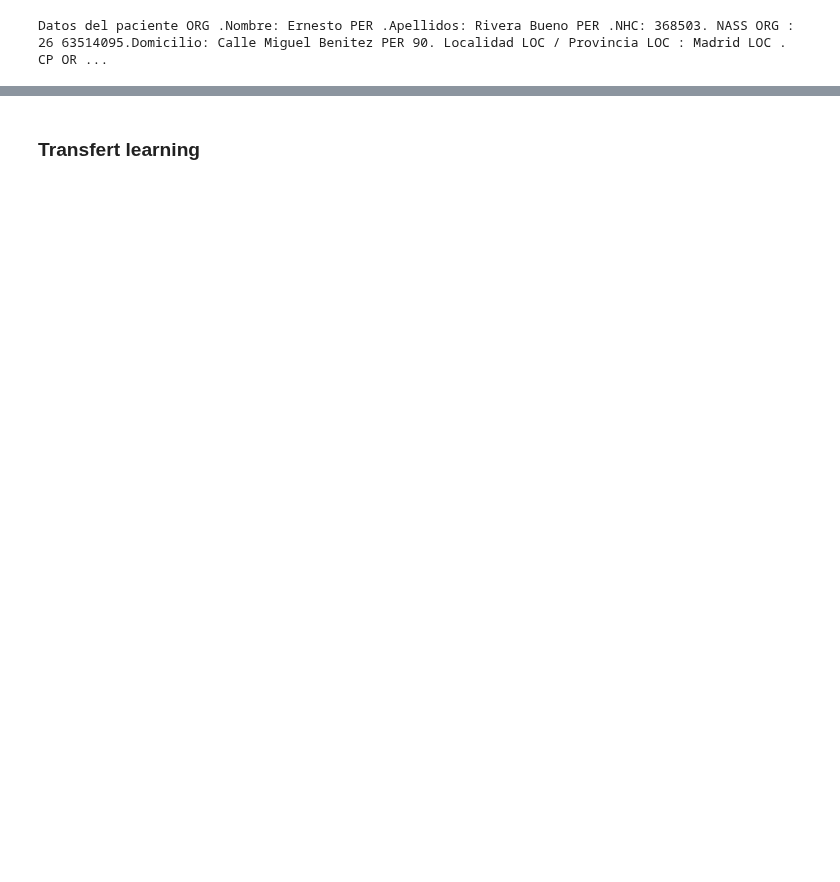
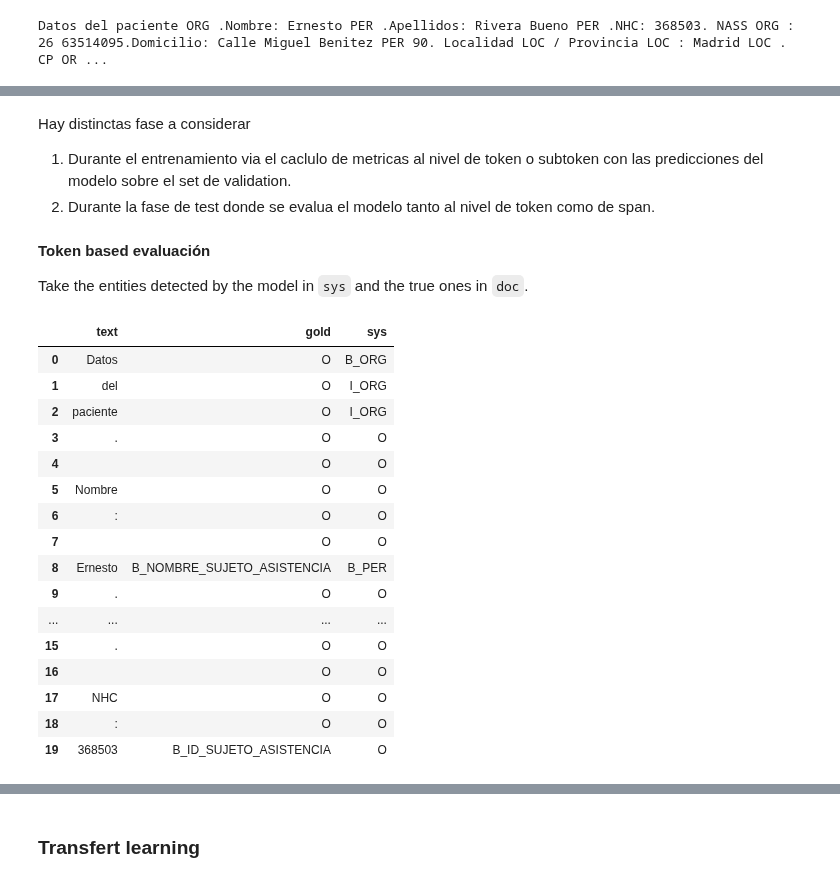
Before and after one commit to GuiGel/MedDocAn, a Jupyter notebook: presentation/presentation.ipynb, the cells around one changed output, grey strips where cells are left out. Drawn from its saved outputs; the diff is of its cells as text; code cells hidden in the pictures; blank space fills up the shorter version.

```diff
--- a/presentation/presentation.ipynb
+++ b/presentation/presentation.ipynb
@@ -528,0 +487,46 @@ Datos del paciente ORG .Nombre: Ernesto PER .Apellidos: Rivera Bueno PER .NHC: 3
+# %% [markdown]
+Hay distinctas fase a considerar
+
+1. Durante el entrenamiento via el caclulo de metricas al nivel de token o subtoken con las predicciones del modelo sobre el set de validation.
+2. Durante la fase de test donde se evalua el modelo tanto al nivel de token como de span.
+# %% [markdown]
+**Token based evaluación**
+
+Take the entities detected by the model in ``sys`` and the true ones in ``doc``.
+# %%
+def glue_iob_label(iob: str, label: str) -> str:
+    if len(label):
+        return f"{iob}_{label}"
+    else:
+        return iob
+
+ents = [
+    (
+        token_doc.text,
+        glue_iob_label(token_doc.ent_iob_, token_doc.ent_type_),
+        glue_iob_label(token_sys.ent_iob_, token_sys.ent_type_)
+    )
+    for (token_doc, token_sys)
+    in zip(doc, sys)
+]
+columns = ["text", "gold", "sys"]
+df = pd.DataFrame(ents[:20], columns=columns)
+df.style.set_properties(**{'text-align': 'left'})
+# %% [output]
+|  | text | gold | sys |
+| 0 | Datos | O | B_ORG |
+| 1 | del | O | I_ORG |
+| 2 | paciente | O | I_ORG |
+| 3 | . | O | O |
+| 4 |  | O | O |
+| 5 | Nombre | O | O |
+| 6 | : | O | O |
+| 7 |  | O | O |
+| 8 | Ernesto | B_NOMBRE_SUJETO_ASISTENCIA | B_PER |
+| 9 | . | O | O |
+| ... | ... | ... | ... |
+| 15 | . | O | O |
+| 16 |  | O | O |
+| 17 | NHC | O | O |
+| 18 | : | O | O |
+| 19 | 368503 | B_ID_SUJETO_ASISTENCIA | O |
```
Also changed, not shown: parts of 21 cells of this notebook.
